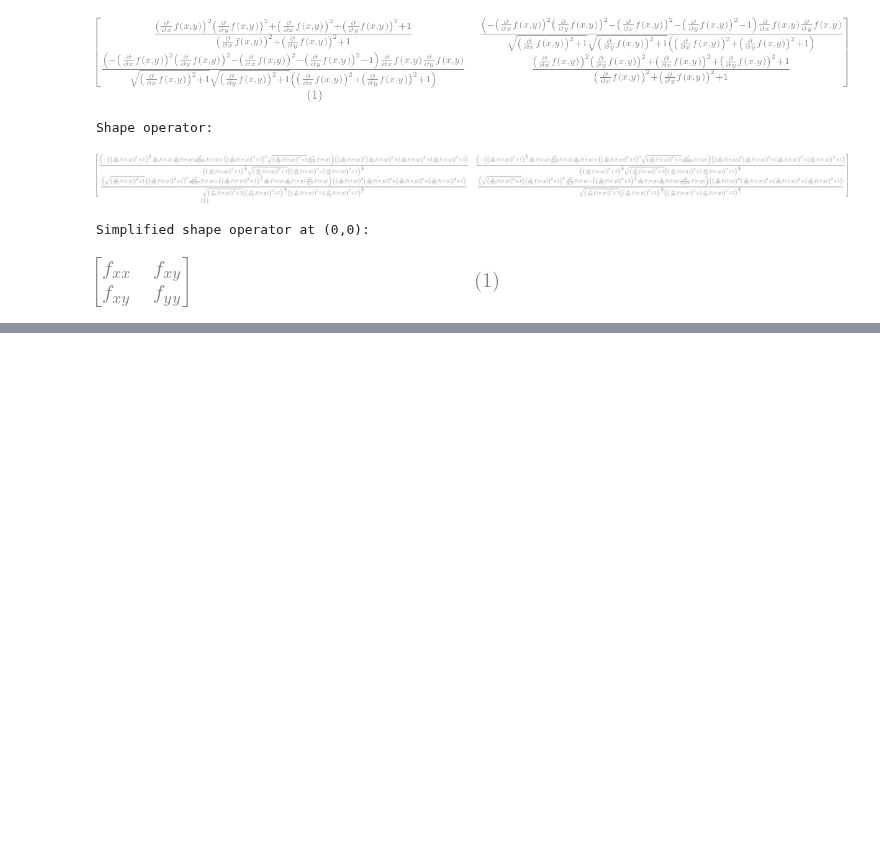
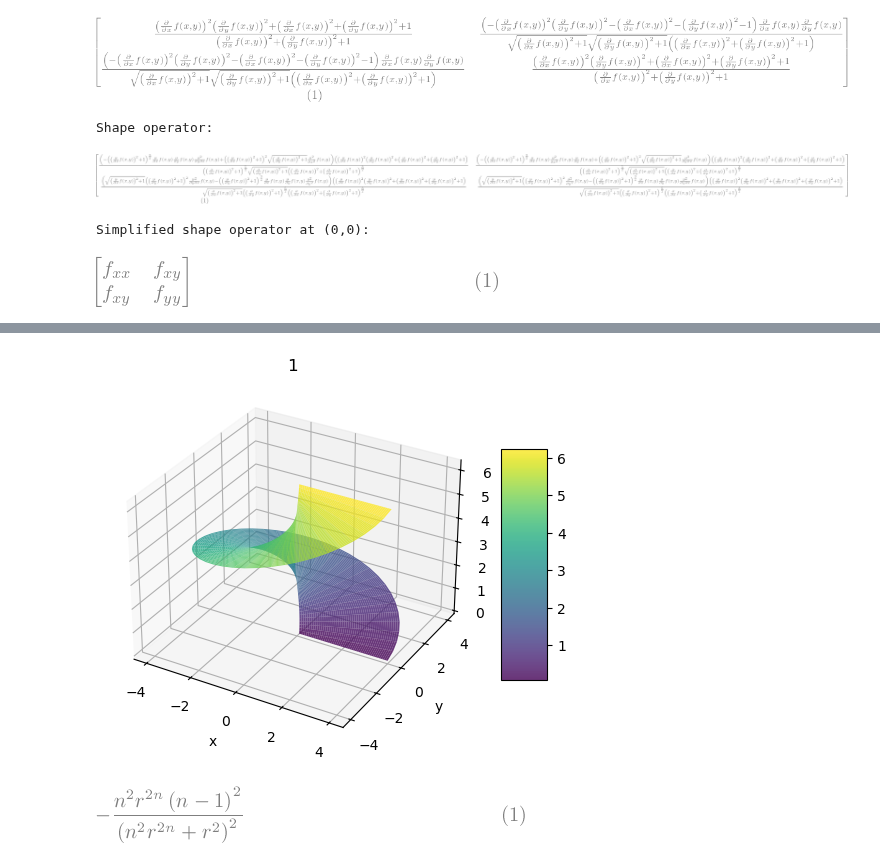
Before and after one commit to intuitionofmind/Visual-Differential-Geometry-and-Forms, a Jupyter notebook: python_notebooks/act3.ipynb, the cells around one changed output, grey strips where cells are left out. Drawn from its saved outputs; the diff is of its cells as text; code cells hidden in the pictures; blank space fills up the shorter version.

```diff
--- a/python_notebooks/act3.ipynb
+++ b/python_notebooks/act3.ipynb
@@ -423,0 +452,44 @@ Gaussian curvature:
+# %%
+# 习题19(i)-S2
+
+r = np.linspace(0.1, 4, 50)
+t = np.linspace(0, 2*np.pi, 50)
+
+rmg, tmg = np.meshgrid(r, t)
+x = rmg * np.cos(tmg)
+y = rmg * np.sin(tmg)
+z = tmg
+
+fig = plt.figure(figsize=(6, 6))
+ax = fig.add_subplot(111, projection='3d')
+
+surf = ax.plot_surface(x, y, z, cmap='viridis', alpha=0.8)
+ax.set_xlabel('x')
+ax.set_ylabel('y')
+ax.set_zlabel('z')
+ax.set_title('1')
+# ax.set_box_aspect([1, 1, 1])
+
+plt.colorbar(surf, ax=ax, shrink=0.5, aspect=5)
+plt.show()
+# %% [output]
+[figure, added]
+# %%
+# 习题20
+
+r, t = sp.symbols(r"r,\theta", real=True)
+n = sp.symbols('n', integer=True)
+
+f = (r**n) * sp.cos(n*t)
+
+fr, frr = sp.diff(f, r), sp.diff(sp.diff(f, r), r)
+ft, ftt = sp.diff(f, t), sp.diff(sp.diff(f, t), t)
+frt = sp.diff(sp.diff(f, t), r)
+
+num = (r**2)*frr*(ftt + r*fr) - (ft - r*frt)**2
+dum = ((r**2)+(r**2)*(fr**2)+ ft**2)**2
+kappa = num / dum
+
+display(simplify(kappa))
+# %% [output]
+[figure, added]
```
Also changed, not shown: parts of 4 cells of this notebook.
